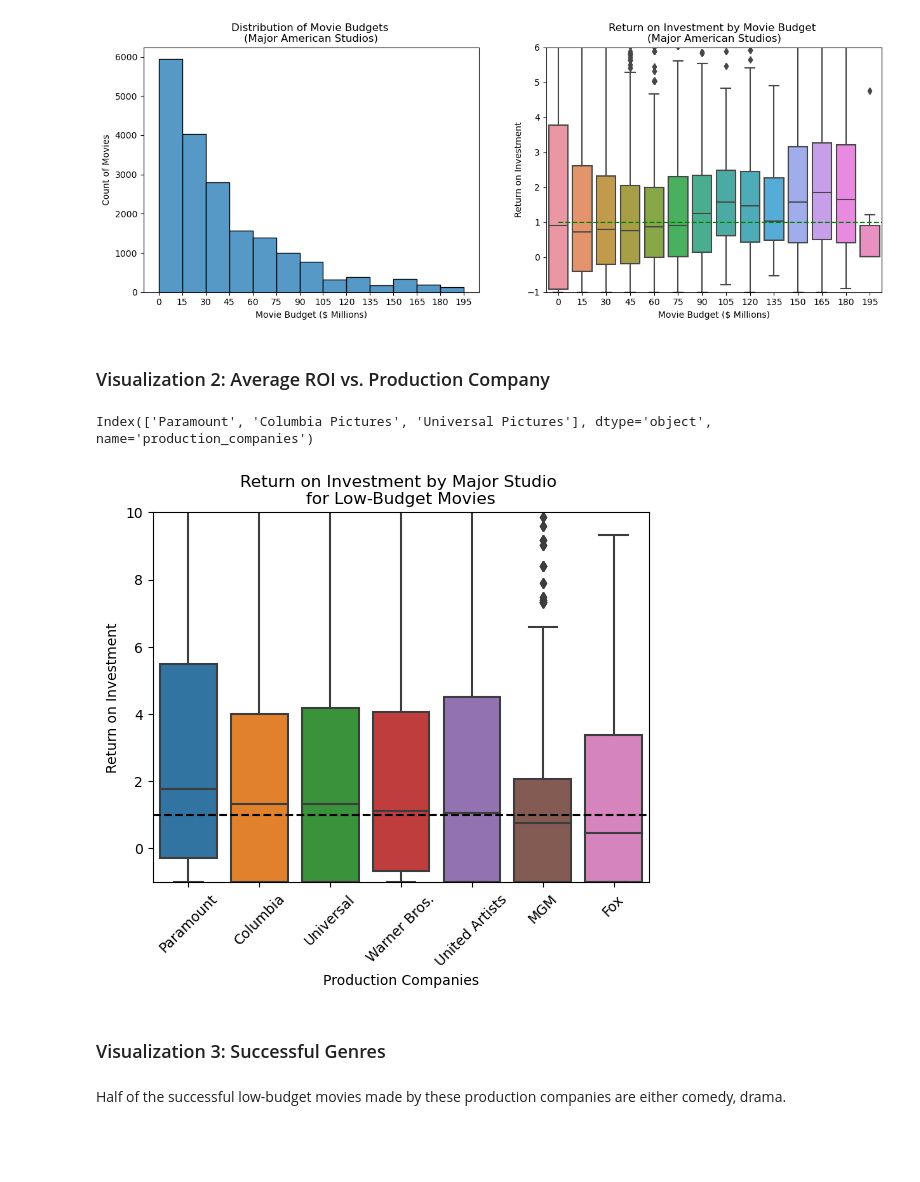
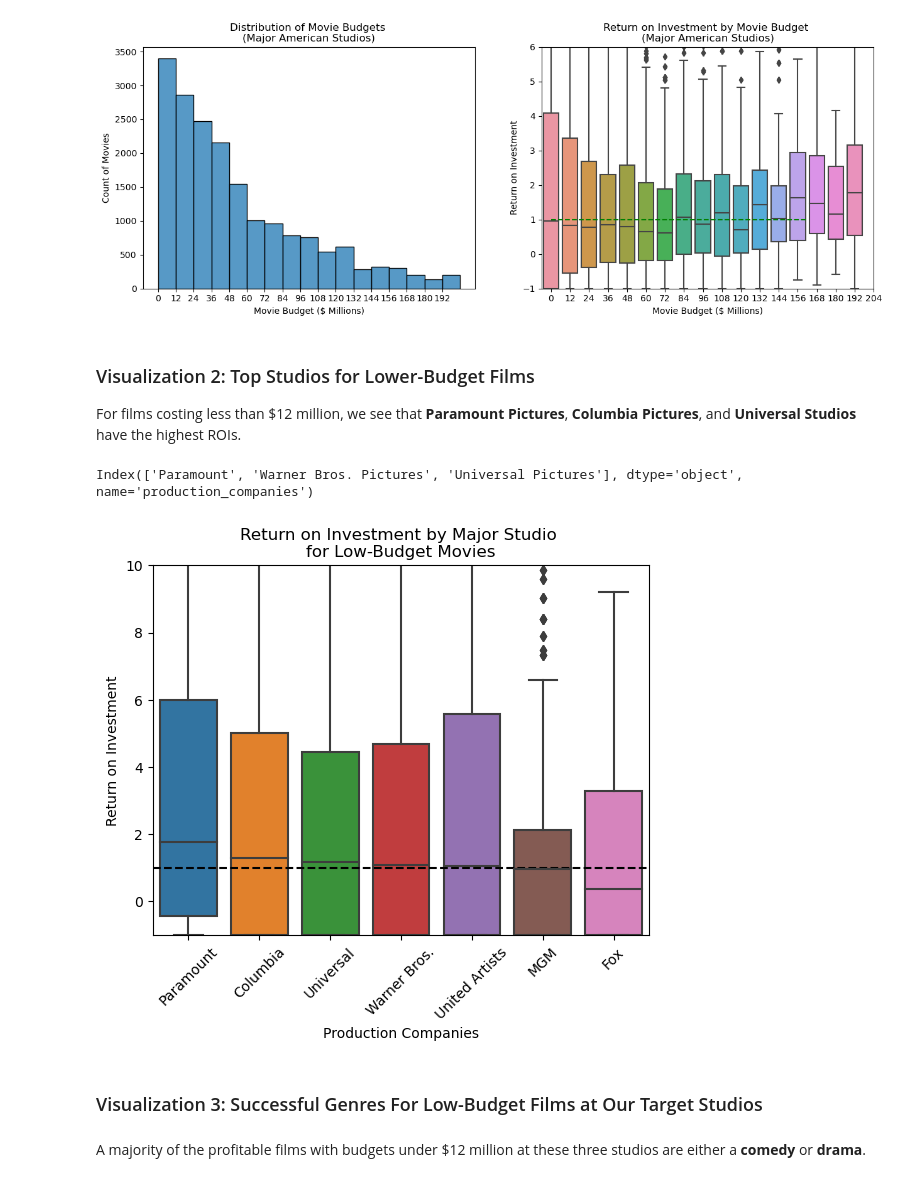
Before and after one commit to jgoett2/Phase-2-MovieProject, a Jupyter notebook: index.ipynb, the cells around one changed output. Cells and saved outputs as stored; diff of their text form; code cells hidden in the pictures; blank space fills up the shorter version.

```diff
--- a/index.ipynb
+++ b/index.ipynb
@@ -19,0 +58,5 @@ df = df[df["budget"] > 100000]
+# %%
+df = df.dropna(subset=["release_date"])
+df["inf_multiplier"] = 1.02**(2024-df["release_date"].str.slice(0,4).astype(int))
+df["budget"] = df["budget"] * df["inf_multiplier"]
+df["revenue"] = df["revenue"] * df["inf_multiplier"]
@@ -86,33 +111,34 @@ memory usage: 146.4+ KB
 # %%
 fig, ax = plt.subplots(1,2, figsize=[15, 5])
-sns.histplot(data=df, x="budget", bins=np.arange(0,210000000,15000000), ax=ax[0])
+sns.histplot(data=df, x="budget", bins=np.arange(0,210000000,12000000), ax=ax[0])
 ax[0].set_title("Distribution of Movie Budgets \n(Major American Studios)")
 ax[0].set_xlabel("Movie Budget ($ Millions)")
 ax[0].set_ylabel("Count of Movies")
 
-tick_labels = [str(x) for x in np.arange(0,205,15)]
-ax[0].set_xticks(np.arange(0,200000000, 15000000), labels=tick_labels)
+tick_labels = [str(x) for x in np.arange(0,194,12)]
+ax[0].set_xticks(np.arange(0,200000000, 12000000), labels=tick_labels)
 
 
 
-df["budget_bin"] = (df["budget"] // 15000000 + 1) * 15000000
+df["budget_bin"] = (df["budget"] // 12000000 + 1) * 12000000
 sns.boxplot( data=df[df["budget"]<200000000], x="budget_bin", y="roi", ax=ax[1])
 ax[1].set_ylim(-1, 6)
 ax[1].hlines(y=1, xmin=0, xmax=13.5, color="g", linestyles="dashed" );
 
 ax[1].set_title("Return on Investment by Movie Budget \n(Major American Studios)")
 ax[1].set_xlabel("Movie Budget ($ Millions)")
 ax[1].set_ylabel("Return on Investment")
-ticks = [x for x in np.arange(0,14,1)]
+ticks = [x for x in np.arange(0,18,1)]
 len(ticks)
-tick_labels = [str(x) for x in np.arange(0,205,15)]
+tick_labels = [str(x) for x in np.arange(0,205,12)]
 ax[1].set_xticks(ticks, labels=tick_labels)
 
 fig.savefig("Presentation/Images/overview_studios.png", bbox_inches="tight")
 # %% [output]
-[figure, old version]
+[figure, new version]
-# %% [markdown]
-### Visualization 2: Average ROI vs. Production Company
+# %% [markdown]
+### Visualization 2: Top Studios for Lower-Budget Films
+For films costing less than $12 million, we see that **Paramount Pictures**, **Columbia Pictures**, and **Universal Studios** have the highest ROIs.
 # %%
 df_low_budget = df[df["budget"] < 15000000]
 df_low_budget = df_low_budget.groupby("production_companies").count()
@@ -137,12 +163,12 @@ fig.savefig("Presentation/Images/roi_studio_low_budget.png", bbox_inches="tight"
 target_studios = studios_ordered[:3]
 target_studios
 # %% [output]
-Index(['Paramount', 'Columbia Pictures', 'Universal Pictures'], dtype='object', name='production_companies')
+Index(['Paramount', 'Warner Bros. Pictures', 'Universal Pictures'], dtype='object', name='production_companies')
-[figure, old version]
+[figure, new version]
 # %% [markdown]
-### Visualization 3: Successful Genres
+### Visualization 3: Successful Genres For Low-Budget Films at Our Target Studios
-# %% [markdown]
-Half of the successful low-budget movies made by these production companies are either comedy, drama.
+# %% [markdown]
+A majority of the profitable films with budgets under $12 million at these three studios are either a **comedy** or **drama**.
 # %%
 df_low_budget2 = df[df["budget"] < 15000000]
 genres_count_successful = df_low_budget2.loc[(df_low_budget2["production_companies"].isin(target_studios)) & (df_low_budget2["roi"] > 1),"genres"].value_counts()
```
Also changed, not shown: parts of 26 cells of this notebook, 1 other file.
